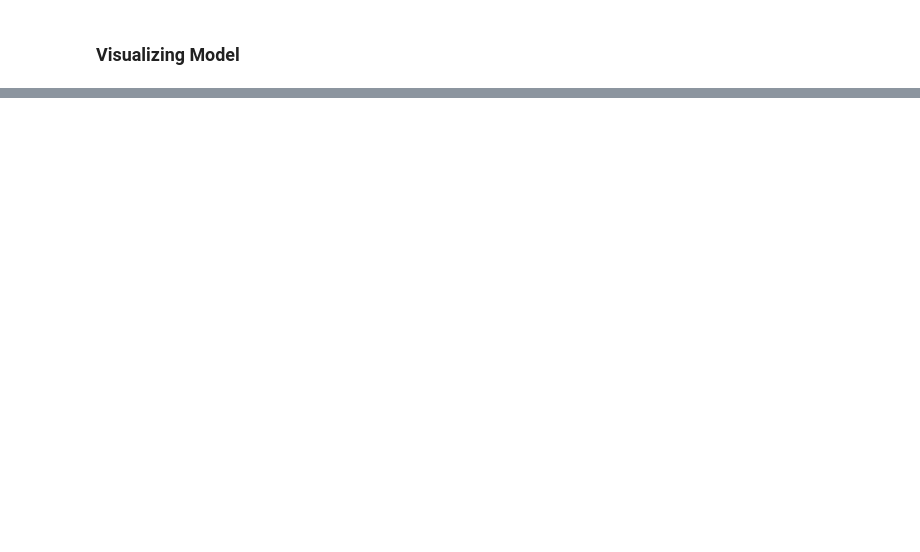
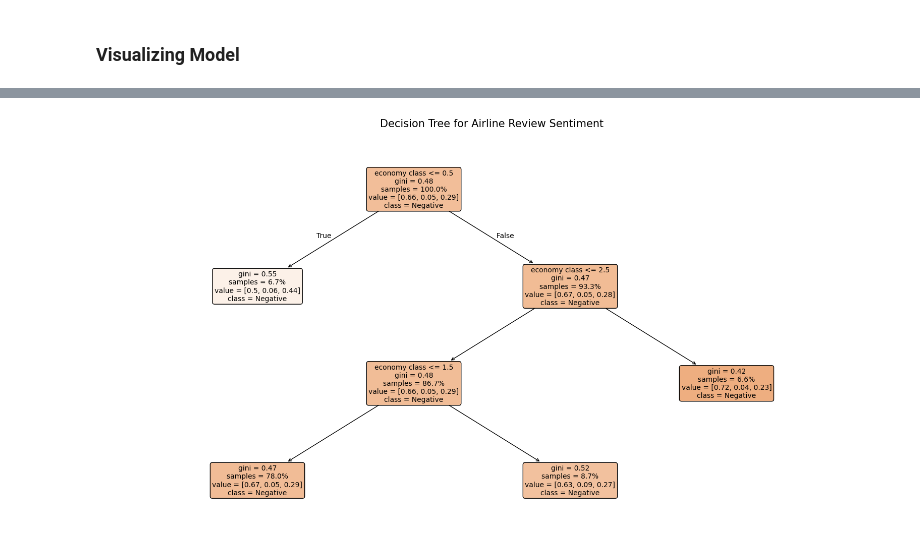
Before and after one commit to T-Godwins/airline-project, a Jupyter notebook: sentiment_analysis.ipynb, the cells around one changed output, grey strips where cells are left out. Saved outputs shown, nothing was run; the diff lists cells and outputs as text; code cells hidden in the pictures; blank space fills up the shorter version.

Commit message:
simplified analysis -- using reviews as complimentary analysis

```diff
--- a/sentiment_analysis.ipynb
+++ b/sentiment_analysis.ipynb
@@ -304,0 +346,55 @@ plot_decision_tree(
+# %%
+def plot_decision_tree(model, feature_names=None, class_names=None, max_depth=3, figsize=(20,10)):
+    """
+    Plot a more interpretable decision tree
+
+    Parameters:
+    -----------
+    model : RandomForestClassifier
+        The trained model
+    feature_names : list
+        List of feature names (e.g., ['Seat Type', 'Route', etc.])
+    class_names : list
+        List of class names (e.g., ['Negative', 'Neutral', 'Positive'])
+    max_depth : int
+        Maximum depth of tree to display
+    figsize : tuple
+        Figure size (width, height)
+    """
+    plt.figure(figsize=figsize)
+
+    # Get a single tree from the forest
+    tree = model.estimators_[0]
+
+    # If feature names not provided, create generic ones
+    if feature_names is None:
+        feature_names = [f'Feature_{i}' for i in range(model.n_features_in_)]
+
+    # If class names not provided, use sentiment labels
+    if class_names is None:
+        class_names = ['Negative', 'Neutral', 'Positive']
+
+     # Plot the tree
+    plot_tree(
+        tree,
+        feature_names=feature_names,
+        class_names=class_names,
+        max_depth=max_depth,
+        filled=True,
+        rounded=True,
+        fontsize=10,
+        proportion=True,  # Show proportions instead of counts
+        precision=2  # Round decimals to 2 places
+    )
+
+    plt.title('Decision Tree for Airline Review Sentiment', pad=20, size=15)
+    plt.show()
+# Plot the tree
+plot_decision_tree(
+    model=model,
+    feature_names=feature_names,
+    class_names=['Negative', 'Neutral', 'Positive'],
+    max_depth=3
+)
+# %% [output]
+[figure, added]
```
Also changed, not shown: parts of 10 cells of this notebook, 1 other file.
